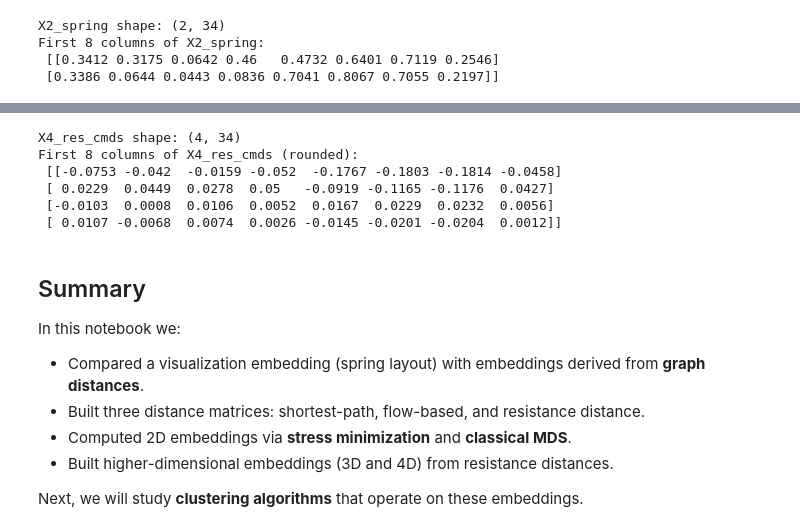
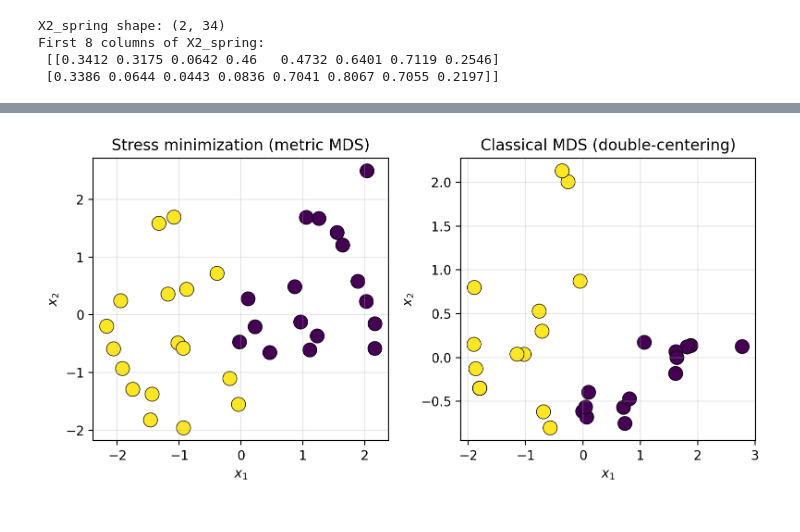
Before and after one commit to vmpreciado/DS4CN, a Jupyter notebook: karate_distance_based_embeddings.ipynb, the cells around one changed output, grey strips where cells are left out. Drawn from its saved outputs; the diff is of its cells as text; code cells hidden in the pictures.

```diff
--- a/karate_distance_based_embeddings.ipynb
+++ b/karate_distance_based_embeddings.ipynb
@@ -311,23 +328,31 @@ We display the first few columns of $X_4$.
-# %%
-X4_res_cmds = classical_mds_embedding(D_res, dim=4)  # (4, n)
-
-print("X4_res_cmds shape:", X4_res_cmds.shape)
-print("First 8 columns of X4_res_cmds (rounded):\n", np.round(X4_res_cmds[:, :8], 4))
-# %% [output]
-X4_res_cmds shape: (4, 34)
-First 8 columns of X4_res_cmds (rounded):
- [[-0.0753 -0.042  -0.0159 -0.052  -0.1767 -0.1803 -0.1814 -0.0458]
- [ 0.0229  0.0449  0.0278  0.05   -0.0919 -0.1165 -0.1176  0.0427]
- [-0.0103  0.0008  0.0106  0.0052  0.0167  0.0229  0.0232  0.0056]
- [ 0.0107 -0.0068  0.0074  0.0026 -0.0145 -0.0201 -0.0204  0.0012]]
-# %% [markdown]
-## Summary
-
-In this notebook we:
-
-- Compared a visualization embedding (spring layout) with embeddings derived from **graph distances**.
-- Built three distance matrices: shortest-path, flow-based, and resistance distance.
-- Computed 2D embeddings via **stress minimization** and **classical MDS**.
-- Built higher-dimensional embeddings (3D and 4D) from resistance distances.
-
-Next, we will study **clustering algorithms** that operate on these embeddings.
+# %%
+# ------------------------------------------------------------
+# Compare the two 2D embeddings (shortest-path distance)
+# ------------------------------------------------------------
+
+plt.figure(figsize=(8, 4), dpi=200)
+
+# ----- Panel 1: Stress MDS -----
+plt.subplot(1, 2, 1)
+
+X = X2_stress_sp  # shape (2, n)
+plt.scatter(X[0, :], X[1, :], c=node_colors, s=120, edgecolors="black", linewidths=0.5)
+plt.title("Stress minimization (metric MDS)")
+plt.xlabel(r"$x_1$")
+plt.ylabel(r"$x_2$")
+plt.grid(alpha=0.3)
+
+# ----- Panel 2: Classical MDS -----
+plt.subplot(1, 2, 2)
+
+X = X2_cmds_sp  # shape (2, n)
+plt.scatter(X[0, :], X[1, :], c=node_colors, s=120, edgecolors="black", linewidths=0.5)
+plt.title("Classical MDS (double-centering)")
+plt.xlabel(r"$x_1$")
+plt.ylabel(r"$x_2$")
+plt.grid(alpha=0.3)
+
+plt.tight_layout()
+plt.show()
+# %% [output]
+[figure, added]
```
Also changed, not shown: parts of 24 cells of this notebook.
